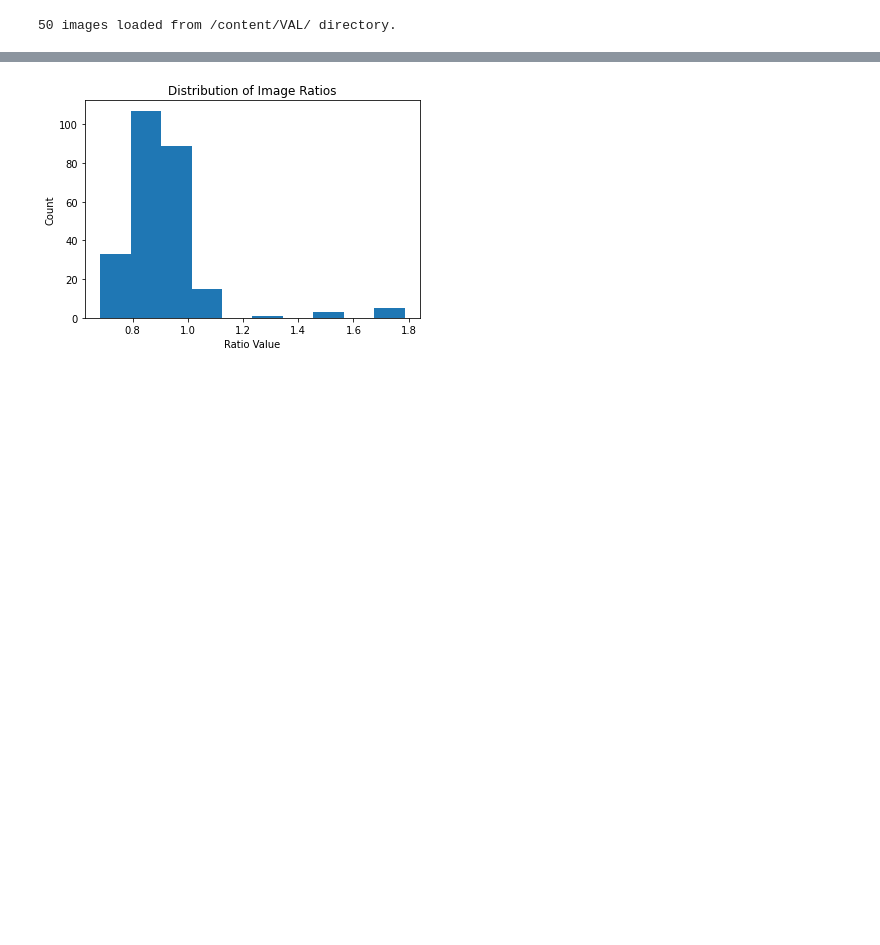
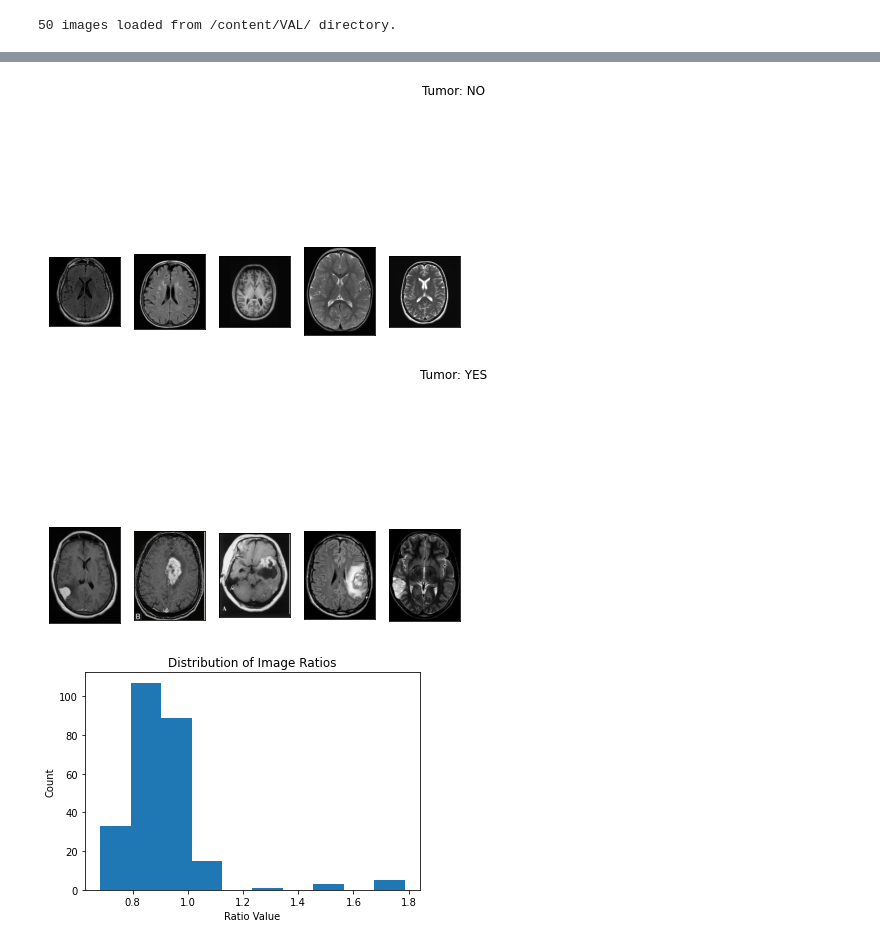
Before and after one commit to Sebercheres/Deep_Learning_Final_Project, a Jupyter notebook: DL_Final_Project.ipynb, the cells around one changed output, grey strips where cells are left out. Cells and saved outputs as stored; diff of their text form; code cells hidden in the pictures; blank space fills up the shorter version.

```diff
--- a/DL_Final_Project.ipynb
+++ b/DL_Final_Project.ipynb
@@ -221,3 +221,8 @@ plot_samples(X_train, y_train, labels, 30)
+# %%
+plot_samples(X_test, y_test, labels, 10)
+# %% [output]
+[figure, added]
+[figure, added]
 # %%
 RATIO_LIST = []
 for set in (X_train, X_test, X_val):
```
Also changed, not shown: parts of 55 cells of this notebook, 1 other file.
